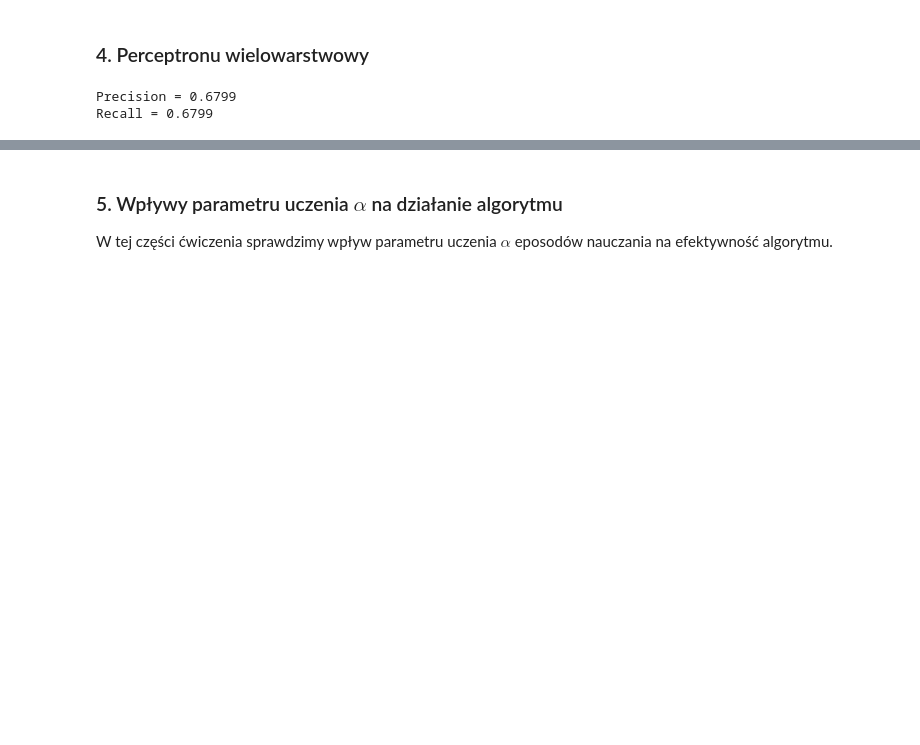
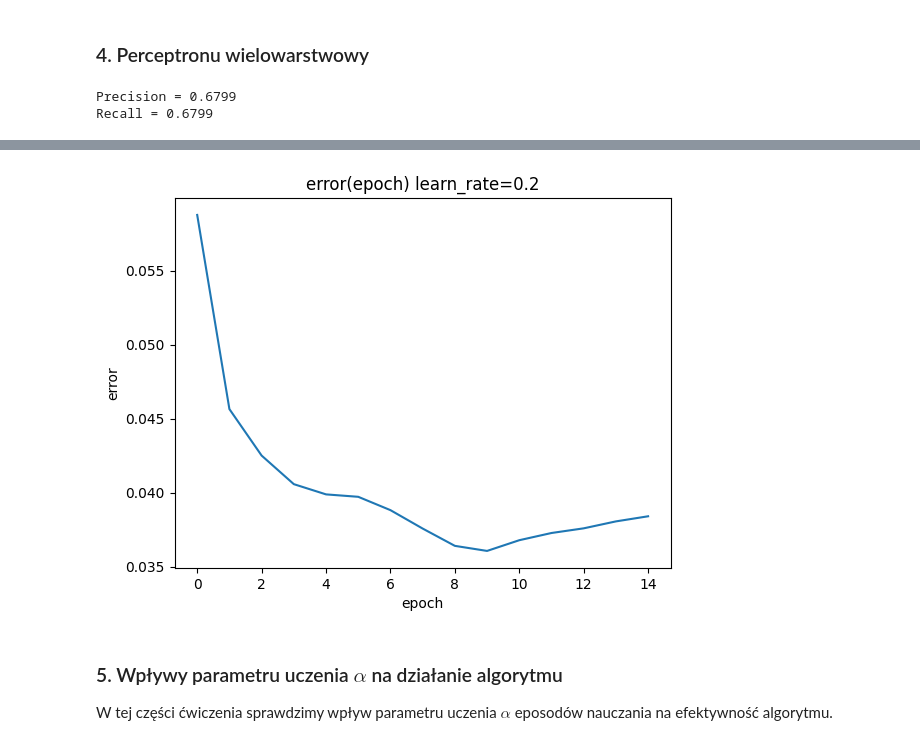
Before and after one commit to msadlej/wsi, a Jupyter notebook: cwicz6.ipynb, the cells around one changed output, grey strips where cells are left out. Cells and saved outputs as stored; diff of their text form; code cells hidden in the pictures; blank space fills up the shorter version.

```diff
--- a/cwicz6.ipynb
+++ b/cwicz6.ipynb
@@ -447,3 +456,14 @@ ValueError: multiclass format is not supported
+# %%
+def plot_error_over_learning(neural_network :NeuralNetwork):
+    axes = plt.subplot()
+    axes.plot(neural_network.errors)
+    axes.set_title(f"error(epoch) learn_rate={0.2}")
+    axes.set_xlabel("epoch")
+    axes.set_ylabel("error")
+
+plot_error_over_learning(nn)
+# %% [output]
+[figure, added]
 # %% [markdown]
 ### 5. Wpływy parametru uczenia $\alpha$ na działanie algorytmu
 
```
Also changed, not shown: parts of 3 cells of this notebook.
